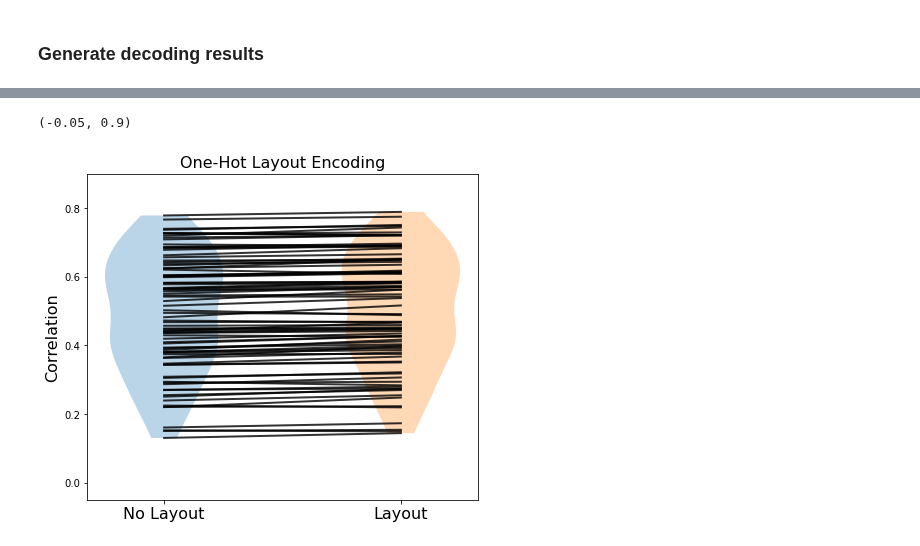
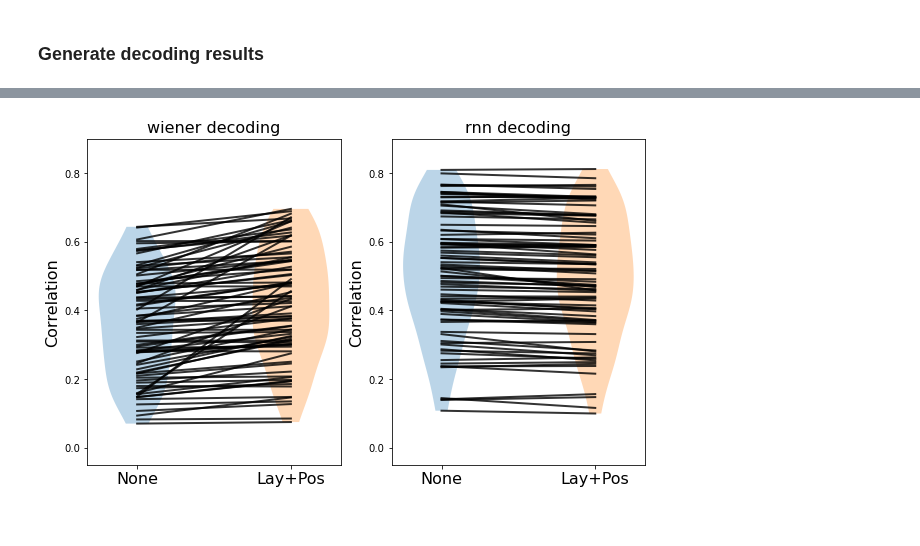
Before and after one commit to ntolley/SEE_decoding, a Jupyter notebook: notebooks/single_unit_decode_rnn.ipynb, the cells around one changed output, grey strips where cells are left out. Saved outputs shown, nothing was run; the diff lists cells and outputs as text; code cells hidden in the pictures.

```diff
--- a/notebooks/single_unit_decode_rnn.ipynb
+++ b/notebooks/single_unit_decode_rnn.ipynb
@@ -79,14 +136,15 @@ nolayout_df = kinematic_df[nolayout_mask]
 # %%
-def make_generators(pred_df, neural_df, neural_offset):
+def make_generators(pred_df, neural_df, neural_offset, exclude_processing=None):
     sampling_rate = 100
     kernel_offset = int(metadata['kernel_halfwidth'] * sampling_rate)  #Convolution kernel centered at zero, add to neural offset
     offset = neural_offset + kernel_offset
-    window_size = 10
+    window_size = 30
     data_step_size = 1
 
     # Set up PyTorch Dataloaders
     fold=0
     kinematic_type = 'posData'
+    scale_data = True
     # Parameters
     batch_size = 10000
     train_params = {'batch_size': batch_size, 'shuffle': True, 'num_workers': num_cores, 'pin_memory':False}
@@ -97,18 +155,18 @@ def make_generators(pred_df, neural_df, neural_offset):
     predict_kinematics=False
     # Generators
     training_set = mocap_functions.SEE_Dataset(cv_dict, fold, 'train_idx', pred_df, neural_df, offset, window_size,
-                                                data_step_size, device, 'posData', True, predict_kinematics)
+                                                data_step_size, device, 'posData', scale_data, predict_kinematics, exclude_kinematic = exclude_processing)
     training_generator = torch.utils.data.DataLoader(training_set, **train_params)
     training_eval_generator = torch.utils.data.DataLoader(training_set, **train_eval_params)
     X_train_data = training_set[:][0][:,-1,:].detach().cpu().numpy()
     y_train_data = training_set[:][1][:,-1,:].detach().cpu().numpy()
 
     validation_set = mocap_functions.SEE_Dataset(cv_dict, fold, 'validation_idx', pred_df, neural_df, offset, window_size,
-                                                    data_step_size, device, 'posData', True, predict_kinematics)
+                                                    data_step_size, device, 'posData', scale_data, predict_kinematics, exclude_kinematic = exclude_processing)
     validation_generator = torch.utils.data.DataLoader(validation_set, **validation_params)
 
     testing_set = mocap_functions.SEE_Dataset(cv_dict, fold, 'test_idx', pred_df, neural_df, offset, window_size,
-                                                    data_step_size, device, 'posData', True, predict_kinematics)
+                                                    data_step_size, device, 'posData', scale_data, predict_kinematics, exclude_kinematic = exclude_processing)
     testing_generator = torch.utils.data.DataLoader(testing_set, **test_params)
     X_test_data = testing_set[:][0][:,-1,:].detach().cpu().numpy()
     y_test_data = testing_set[:][1][:,-1,:].detach().cpu().numpy()
@@ -196,13 +270,15 @@ def run_rnn(pred_df, neural_df, neural_offset):
 all_offset, proxjoint_offset, finger_offset, eyes_offset, finger_proxjoint_offset = 20, 20, 20, 20, 20
 
 func_dict = {'wiener': run_wiener, 'rnn': run_rnn}
-df_dict = {'all': kinematic_df, 'proxjoint': proxjoint_df, 'finger': finger_df, 'eyes': eyes_df, 'finger_proxjoint': finger_proxjoint_df,
-           'no_layout': nolayout_df}
+# df_dict = {'all': kinematic_df, 'proxjoint': proxjoint_df, 'finger': finger_df, 'eyes': eyes_df, 'finger_proxjoint': finger_proxjoint_df,
+#            'no_layout': nolayout_df}
+df_dict = {'layout': {'df': kinematic_df, 'task_info': True}, 'notask': {'df': notask_kinematic_df, 'task_info': False}}
+
 decode_results = dict()
 for func_name, func in func_dict.items():
     decode_results[func_name] = dict()
     for df_type, pred_df in df_dict.items():
-        train_pred, test_pred, train_corr, test_corr = func(pred_df, neural_df, neural_offset=20)
+        train_pred, test_pred, train_corr, test_corr = func(pred_df['df'], neural_df,20, task_info=pred_df['task_info'])
 
         decode_results[func_name][df_type] = {
             'train_pred': train_pred,
@@ -231,19 +307,19 @@ Epoch: 40/1000 ... Train Loss: 0.5504  ... Validation Loss: 0.6671
 # %%
-nolayout_test_corr = decode_results['rnn']['no_layout']['test_corr']
-all_test_corr = decode_results['rnn']['all']['test_corr']
-
-plt.figure(figsize=(7,6))
-plot_data = np.stack([nolayout_test_corr, all_test_corr])
-_ = plt.plot(plot_data, color='k', linewidth=2, alpha=0.8)
-plt.xticks([0, 1], labels=['No Layout', 'Layout'], fontsize=16)
-plt.ylabel('Correlation', fontsize=16)
-plt.violinplot(nolayout_test_corr, positions=[0], showmeans=False,showextrema=False)
-plt.violinplot(all_test_corr, positions=[1], showmeans=False,showextrema=False)
-plt.title('One-Hot Layout Encoding', fontsize=16)
-plt.ylim([-0.05,0.9])
+plt.figure(figsize=(10,6))
+for idx, decoder_type in enumerate(['wiener', 'rnn']):
+    plt.subplot(1,2,idx+1)
+    nolayout_test_corr = decode_results[decoder_type]['notask']['test_corr']
+    all_test_corr = decode_results[decoder_type]['layout']['test_corr']
+    plot_data = np.stack([nolayout_test_corr, all_test_corr])
+    _ = plt.plot(plot_data, color='k', linewidth=2, alpha=0.8)
+    plt.xticks([0, 1], labels=['None', 'Lay+Pos'], fontsize=16)
+    plt.ylabel('Correlation', fontsize=16)
+    plt.violinplot(nolayout_test_corr, positions=[0], showmeans=False,showextrema=False)
+    plt.violinplot(all_test_corr, positions=[1], showmeans=False,showextrema=False)
+    plt.title(f'{decoder_type} decoding', fontsize=16)
+    plt.ylim([-0.05,0.9])
 # %% [output]
-(-0.05, 0.9)
-[figure, old version]
+[figure, new version]
 # %%
 plt.figure(figsize=(14,6))
 plt.subplot(1,2,1)
```
Also changed, not shown: parts of 6 cells of this notebook, 2 other files.
